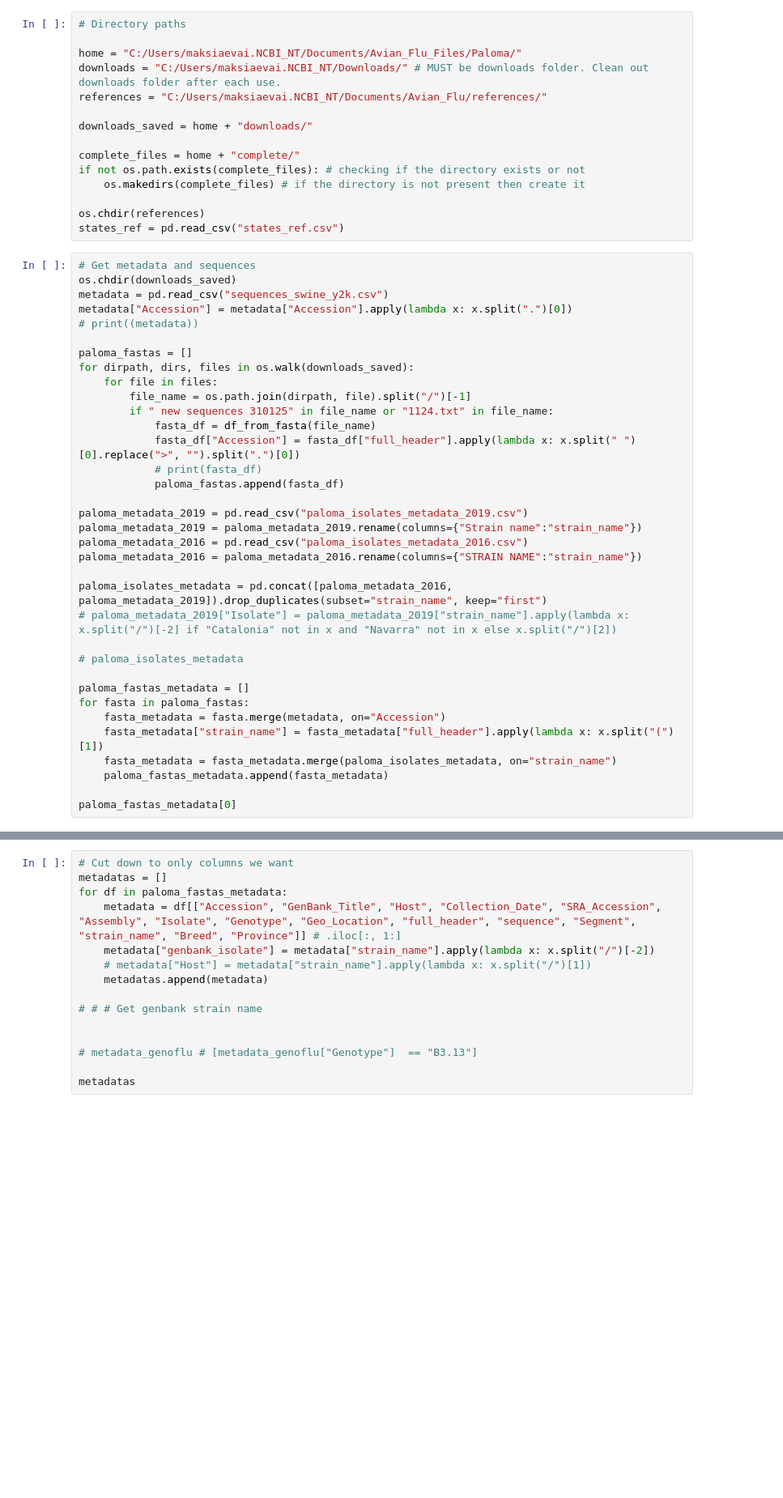
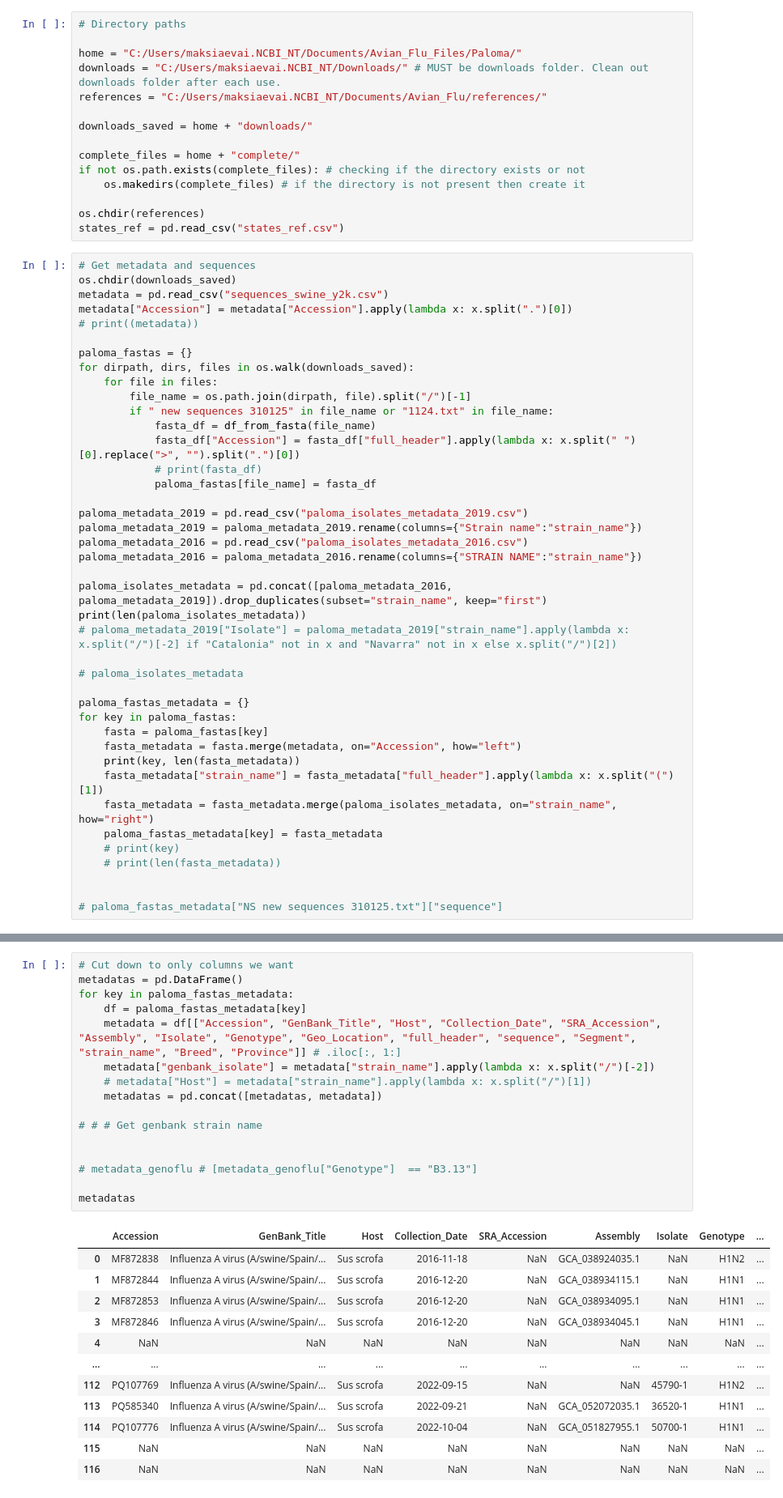
Before and after one commit to maksiaev/Avian_Flu, a Jupyter notebook: Paloma copy 2.ipynb, the cells around one changed output, grey strips where cells are left out. Shown at 81% size. Saved outputs shown, nothing was run; the diff lists cells and outputs as text; blank space fills up the shorter version.

Commit message:
~10 sequences missing, but will move on anyway

```diff
--- a/Paloma copy 2.ipynb
+++ b/Paloma copy 2.ipynb
@@ -38,7 +38,7 @@ metadata = pd.read_csv("sequences_swine_y2k.csv")
 metadata["Accession"] = metadata["Accession"].apply(lambda x: x.split(".")[0])
 # print((metadata))
 
-paloma_fastas = []
+paloma_fastas = {}
 for dirpath, dirs, files in os.walk(downloads_saved):
     for file in files:
         file_name = os.path.join(dirpath, file).split("/")[-1]
@@ -46,7 +46,7 @@ for dirpath, dirs, files in os.walk(downloads_saved):
             fasta_df = df_from_fasta(file_name)
             fasta_df["Accession"] = fasta_df["full_header"].apply(lambda x: x.split(" ")[0].replace(">", "").split(".")[0])
             # print(fasta_df)
-            paloma_fastas.append(fasta_df)
+            paloma_fastas[file_name] = fasta_df
 
 paloma_metadata_2019 = pd.read_csv("paloma_isolates_metadata_2019.csv")
 paloma_metadata_2019 = paloma_metadata_2019.rename(columns={"Strain name":"strain_name"})
@@ -54,16 +54,22 @@ paloma_metadata_2016 = pd.read_csv("paloma_isolates_metadata_2016.csv")
 paloma_metadata_2016 = paloma_metadata_2016.rename(columns={"STRAIN NAME":"strain_name"})
 
 paloma_isolates_metadata = pd.concat([paloma_metadata_2016, paloma_metadata_2019]).drop_duplicates(subset="strain_name", keep="first")
+print(len(paloma_isolates_metadata))
 # paloma_metadata_2019["Isolate"] = paloma_metadata_2019["strain_name"].apply(lambda x: x.split("/")[-2] if "Catalonia" not in x and "Navarra" not in x else x.split("/")[2])
 
 # paloma_isolates_metadata
 
-paloma_fastas_metadata = []
-for fasta in paloma_fastas:
-    fasta_metadata = fasta.merge(metadata, on="Accession")
+paloma_fastas_metadata = {}
+for key in paloma_fastas:
+    fasta = paloma_fastas[key]
+    fasta_metadata = fasta.merge(metadata, on="Accession", how="left")
+    print(key, len(fasta_metadata))
     fasta_metadata["strain_name"] = fasta_metadata["full_header"].apply(lambda x: x.split("(")[1])
-    fasta_metadata = fasta_metadata.merge(paloma_isolates_metadata, on="strain_name")
-    paloma_fastas_metadata.append(fasta_metadata)
+    fasta_metadata = fasta_metadata.merge(paloma_isolates_metadata, on="strain_name", how="right")
+    paloma_fastas_metadata[key] = fasta_metadata
+    # print(key)
+    # print(len(fasta_metadata))
 
-paloma_fastas_metadata[0]
+
+# paloma_fastas_metadata["NS new sequences 310125.txt"]["sequence"]
 # %% [output]
@@ -128,16 +93,29 @@ paloma_fastas_metadata[0]
 # %%
 # Cut down to only columns we want
-metadatas = []
-for df in paloma_fastas_metadata:
+metadatas = pd.DataFrame()
+for key in paloma_fastas_metadata:
+    df = paloma_fastas_metadata[key]
     metadata = df[["Accession", "GenBank_Title", "Host", "Collection_Date", "SRA_Accession", "Assembly", "Isolate", "Genotype", "Geo_Location", "full_header", "sequence", "Segment", "strain_name", "Breed", "Province"]] # .iloc[:, 1:]
     metadata["genbank_isolate"] = metadata["strain_name"].apply(lambda x: x.split("/")[-2])
     # metadata["Host"] = metadata["strain_name"].apply(lambda x: x.split("/")[1])
-    metadatas.append(metadata)
+    metadatas = pd.concat([metadatas, metadata])
 
 # # # Get genbank strain name
 
 
 # metadata_genoflu # [metadata_genoflu["Genotype"]  == "B3.13"]
 
 metadatas
 # %% [output]
+|  | Accession | GenBank_Title | Host | Collection_Date | SRA_Accession | Assembly | Isolate | Genotype | ... |
+| 0 | MF872838 | Influenza A virus (A/swine/Spain/... | Sus scrofa | 2016-11-18 | NaN | GCA_038924035.1 | NaN | H1N2 | ... |
+| 1 | MF872844 | Influenza A virus (A/swine/Spain/... | Sus scrofa | 2016-12-20 | NaN | GCA_038934115.1 | NaN | H1N1 | ... |
+| 2 | MF872853 | Influenza A virus (A/swine/Spain/... | Sus scrofa | 2016-12-20 | NaN | GCA_038934095.1 | NaN | H1N1 | ... |
+| 3 | MF872846 | Influenza A virus (A/swine/Spain/... | Sus scrofa | 2016-12-20 | NaN | GCA_038934045.1 | NaN | H1N1 | ... |
+| 4 | NaN | NaN | NaN | NaN | NaN | NaN | NaN | NaN | ... |
+| ... | ... | ... | ... | ... | ... | ... | ... | ... | ... |
+| 112 | PQ107769 | Influenza A virus (A/swine/Spain/... | Sus scrofa | 2022-09-15 | NaN | NaN | 45790-1 | H1N2 | ... |
+| 113 | PQ585340 | Influenza A virus (A/swine/Spain/... | Sus scrofa | 2022-09-21 | NaN | GCA_052072035.1 | 36520-1 | H1N1 | ... |
+| 114 | PQ107776 | Influenza A virus (A/swine/Spain/... | Sus scrofa | 2022-10-04 | NaN | GCA_051827955.1 | 50700-1 | H1N1 | ... |
+| 115 | NaN | NaN | NaN | NaN | NaN | NaN | NaN | NaN | ... |
+| 116 | NaN | NaN | NaN | NaN | NaN | NaN | NaN | NaN | ... |
```
Also changed, not shown: parts of 16 cells of this notebook.
